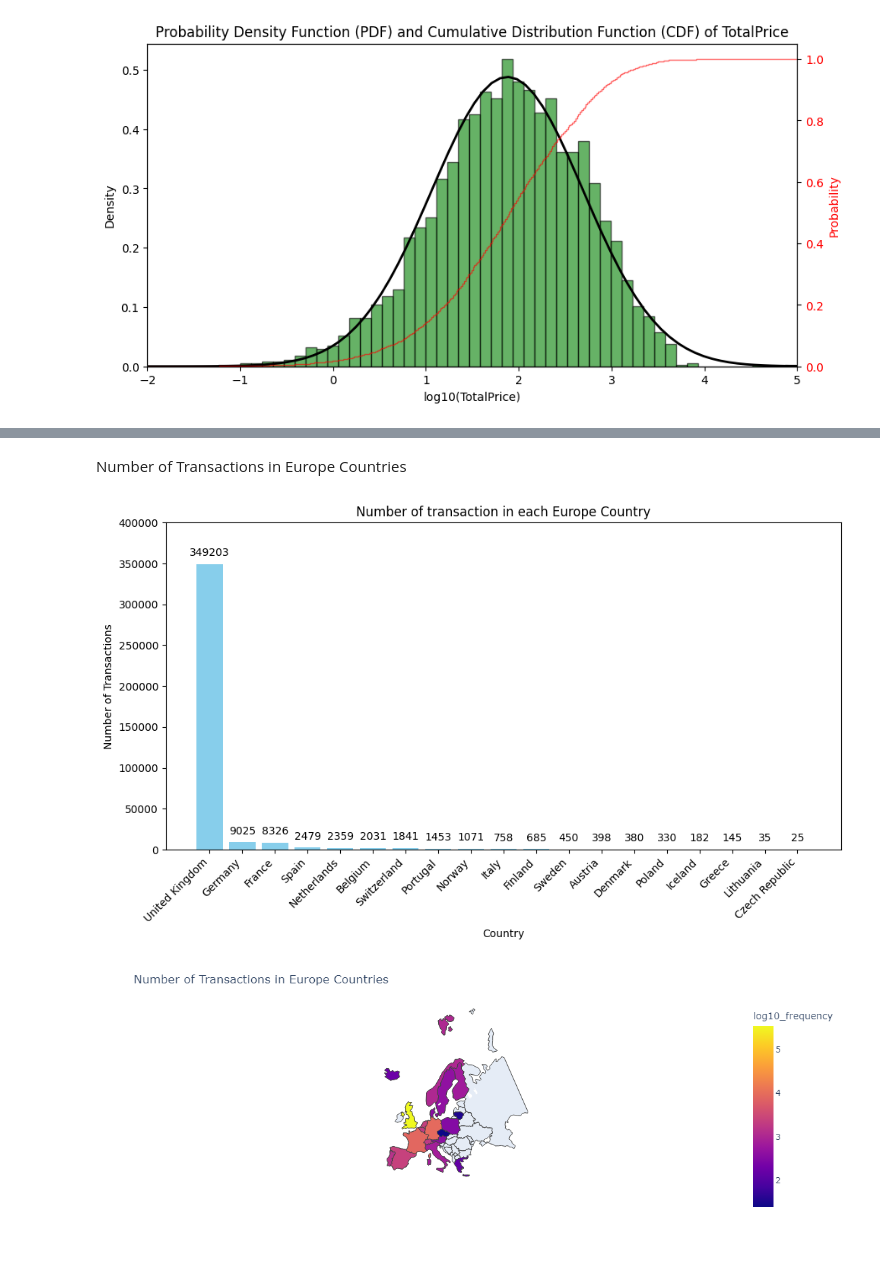
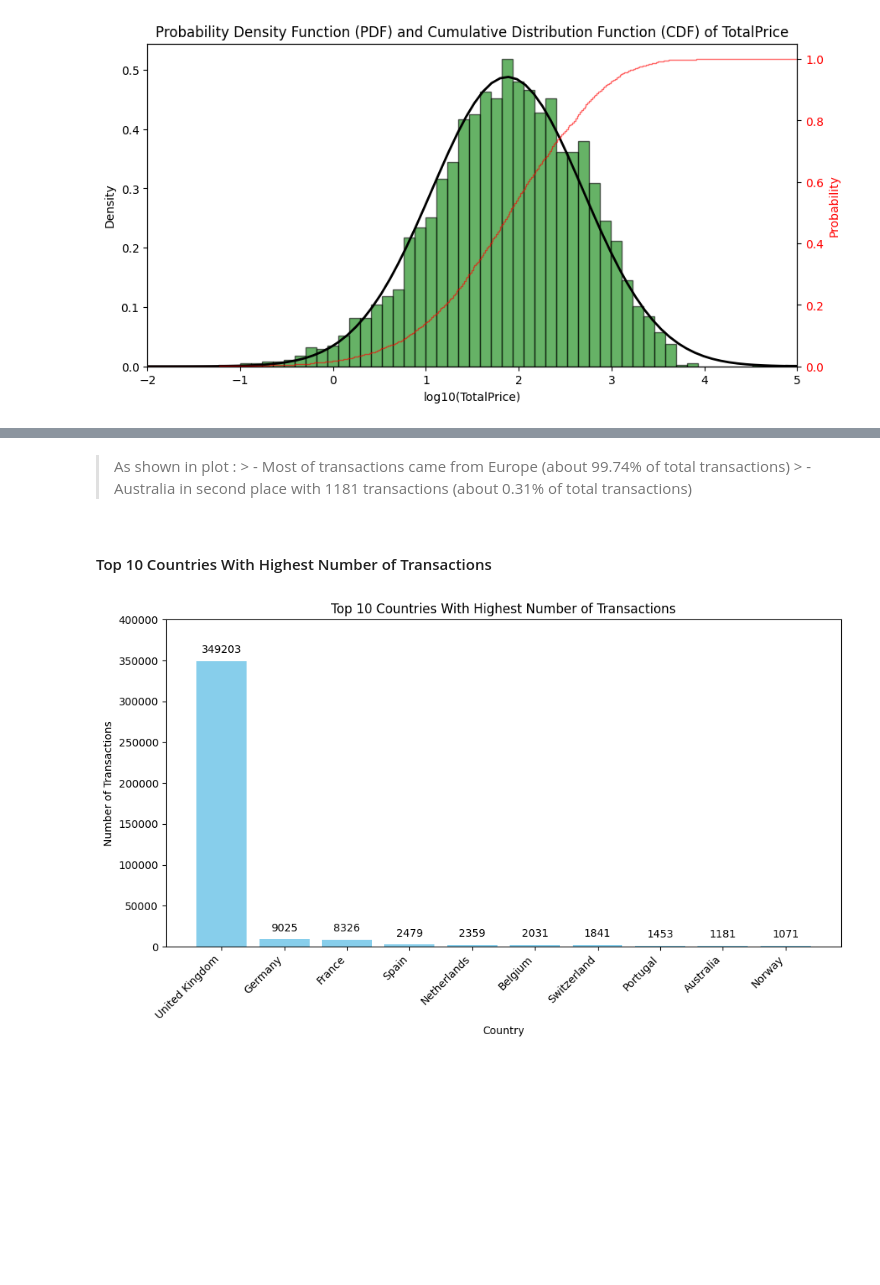
Before and after one commit to duyphuongnguyen1999/RFM-Customers-Segmentation, a Jupyter notebook: RFM Customer Segmentation.ipynb, the cells around one changed output, grey strips where cells are left out. Saved outputs shown, nothing was run; the diff lists cells and outputs as text; code cells hidden in the pictures; blank space fills up the shorter version.

```diff
--- a/RFM Customer Segmentation.ipynb
+++ b/RFM Customer Segmentation.ipynb
@@ -219,7 +223,7 @@ continents_dict = {
                 "GBR", 'NLD', 'BEL', "DEU", "CZE",
                 "POL", "LTU", "FRA", "CHE", "AUT",
                 "ITA", "GRC", "ESP", "PRT"],
-    'Eorth America' : ["USA", "CAN"],
+    'North America' : ["USA", "CAN"],
     'South America' : ["BRA"],
     'Australia' : ["AUS"],
 }
@@ -242,7 +246,7 @@ for i in range(len(continents)):
     plt.text(i, transactions[i] + 10000, str(transactions[i]), ha='center')
 plt.xlabel('Continent')
 plt.ylabel('Number of Transactions')
-plt.title('Number of transaction in each continent')
+plt.title('Total number of transaction in each continent')
 plt.xticks(rotation=45, ha='right')  # Rotate x-axis labels for better readability
 plt.tight_layout()  # Adjust layout to prevent clipping of labels
 plt.ylim(0, 450000)
@@ -252,34 +256,22 @@ plt.show()
-# %% [markdown]
-Number of Transactions in Europe Countries
+# %% [markdown]
+> As shown in plot :
+    > - Most of transactions came from Europe (about 99.74% of total transactions)
+    > - Australia in second place with 1181 transactions (about 0.31% of total transactions)
+# %% [markdown]
+#### Top 10 Countries With Highest Number of Transactions
 # %%
-europe = stats_country_df[stats_country_df['CountryCode'].isin(continents_dict["Europe"])].reset_index()
 # Plotting the bar chart
 plt.figure(figsize=(10, 6))
-plt.bar(europe['Country'], europe['frequency'], color='skyblue')
+plt.bar(stats_country_df.head(10)["Country"], stats_country_df.head(10)['frequency'], color='skyblue')
 # Add values on top of each bar
-for i in range(len(europe['Country'])):
-    plt.text(i, europe['frequency'].loc[i] + 10000, str(europe['frequency'].loc[i]), ha='center')
+for i in range(len(stats_country_df.head(10)['Country'])):
+    plt.text(i, stats_country_df.head(10)['frequency'].loc[i] + 10000, str(stats_country_df.head(10)['frequency'].loc[i]), ha='center')
 plt.xlabel('Country')
 plt.ylabel('Number of Transactions')
-plt.title('Number of transaction in each Europe Country')
+plt.title('Top 10 Countries With Highest Number of Transactions')
 plt.xticks(rotation=45, ha='right')  # Rotate x-axis labels for better readability
 plt.tight_layout()  # Adjust layout to prevent clipping of labels
 plt.ylim(0, 400000)
 plt.show()
-
-# Choropleth graph
-fig = px.choropleth(europe, locations="CountryCode",
-                    color="log10_frequency", # lifeExp is a column of gapminder
-                    hover_name="Country", # column to add to hover information
-                    hover_data="frequency",
-                    color_continuous_scale=px.colors.sequential.Plasma)
-fig.update_layout(
-    title_text = 'Number of Transactions in Europe Countries',
-    geo_scope='europe'
-    )
-fig.show()
-# fig.write_html('transactions-in-europe.html')
-Image.open(r".\plotly-objects\PNG\transactions-in-europe.png")
 # %% [output]
-[figure, old version]
+[figure, new version]
-[figure, removed]
```
Also changed, not shown: parts of 20 cells of this notebook, 9 other files.
